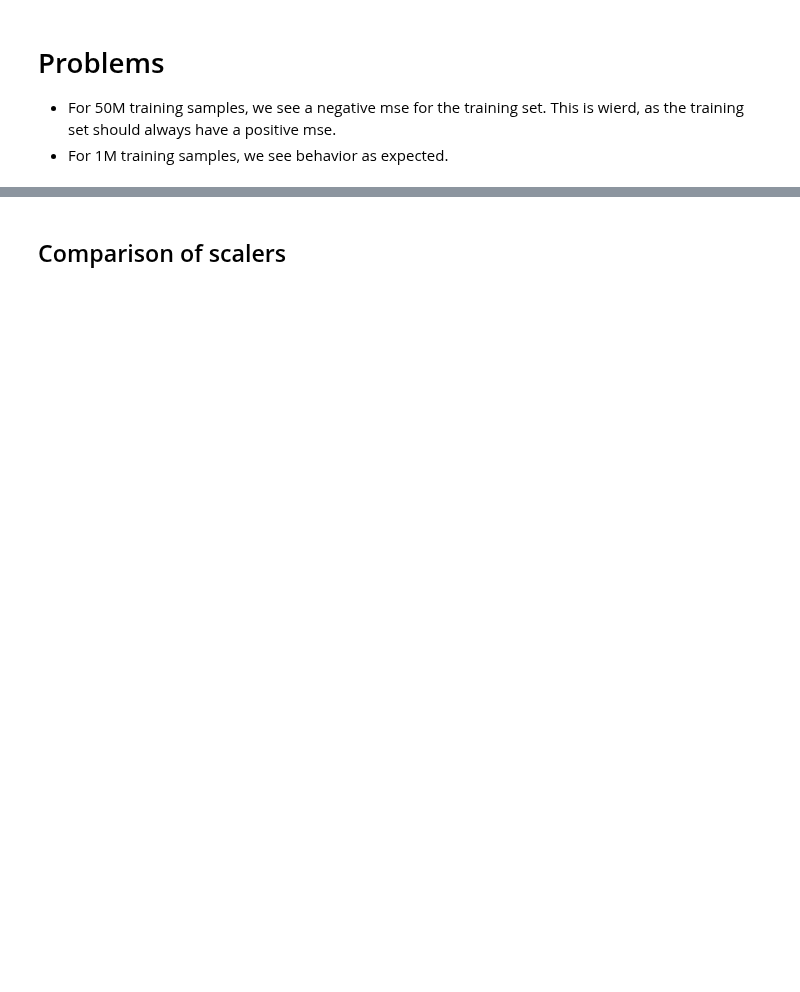
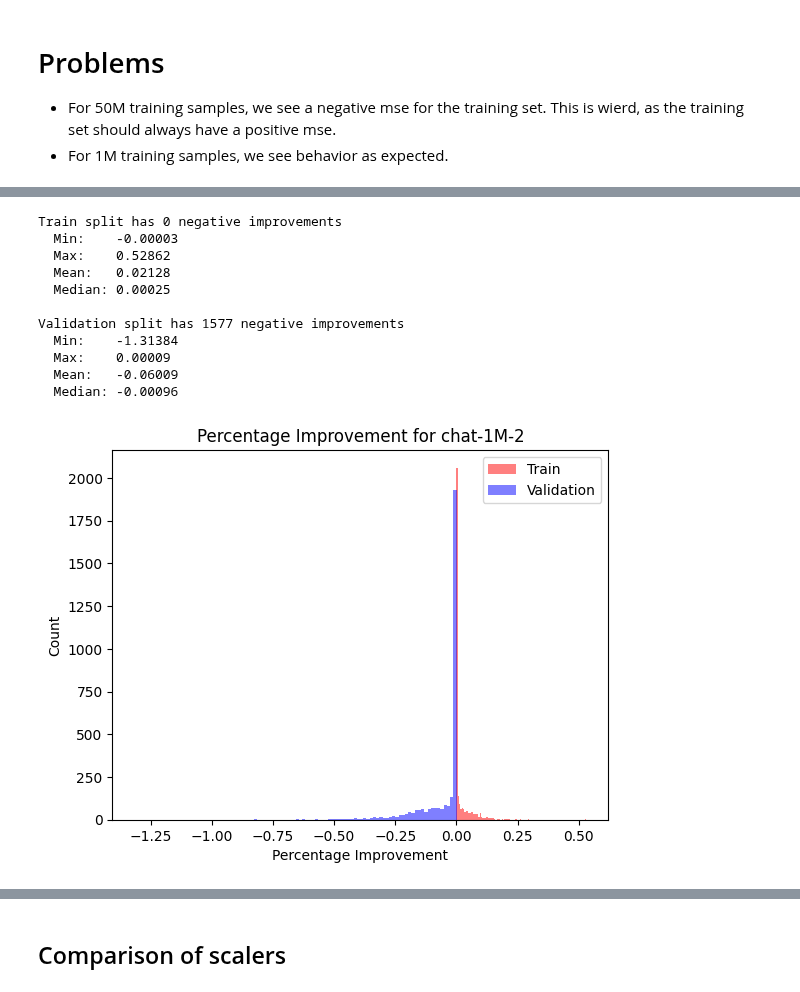
Before and after one commit to science-of-finetuning/sparsity-artifacts-crosscoders, a Jupyter notebook: notebooks/closed_form_scaler_debug.ipynb, the cells around one changed output, grey strips where cells are left out. Cells and saved outputs as stored; diff of their text form; code cells hidden in the pictures; blank space fills up the shorter version.

```diff
--- a/notebooks/closed_form_scaler_debug.ipynb
+++ b/notebooks/closed_form_scaler_debug.ipynb
@@ -215,0 +289,15 @@ stats = {
+# %%
+plot_stats_mse(stats, "chat-1M-2", show_train=True, show_val=True)
+# %% [output]
+Train split has 0 negative improvements
+  Min:    -0.00003
+  Max:    0.52862
+  Mean:   0.02128
+  Median: 0.00025
+
+Validation split has 1577 negative improvements
+  Min:    -1.31384
+  Max:    0.00009
+  Mean:   -0.06009
+  Median: -0.00096
+[figure, added]
```
Also changed, not shown: parts of 102 cells of this notebook, 1 other file.
